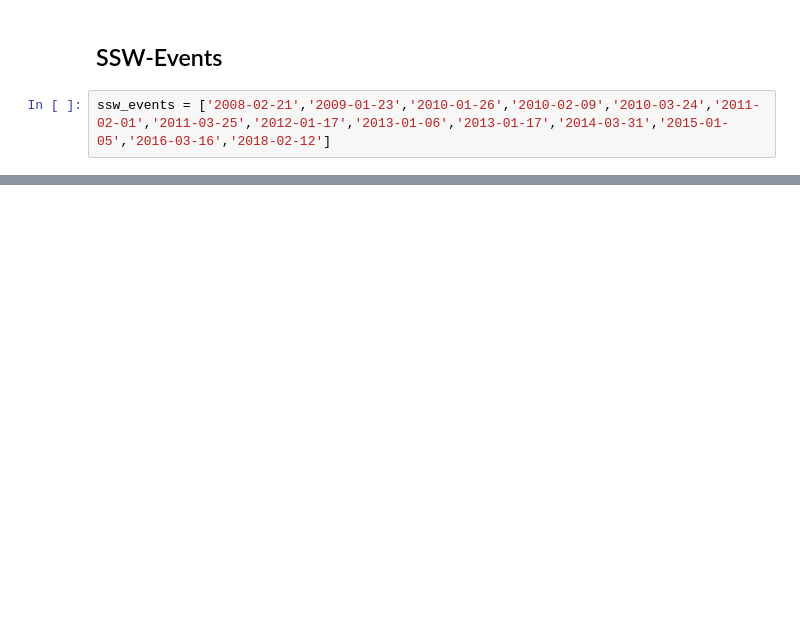
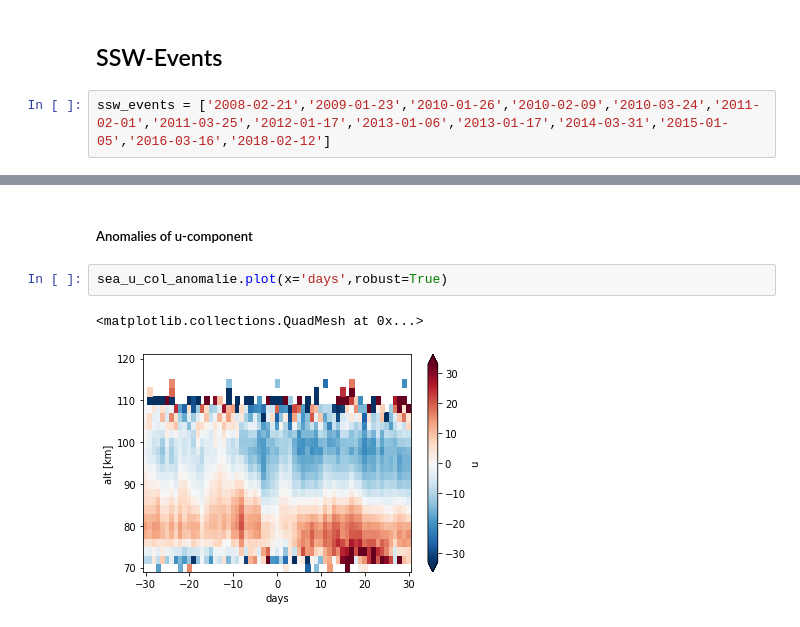
Before and after one commit to VACILT/SSW_project, a Jupyter notebook: meteorological conditions during ssw events.ipynb, the cells around one changed output, grey strips where cells are left out. Drawn from its saved outputs; the diff is of its cells as text; blank space fills up the shorter version.

```diff
--- a/meteorological conditions during ssw events.ipynb
+++ b/meteorological conditions during ssw events.ipynb
@@ -390,0 +123,7 @@ print(xa_comp)
+# %% [markdown]
+##### Anomalies of u-component
+# %%
+sea_u_col_anomalie.plot(x='days',robust=True)
+# %% [output]
+<matplotlib.collections.QuadMesh at 0x...>
+[figure, added]
```
Also changed, not shown: parts of 105 cells of this notebook.
